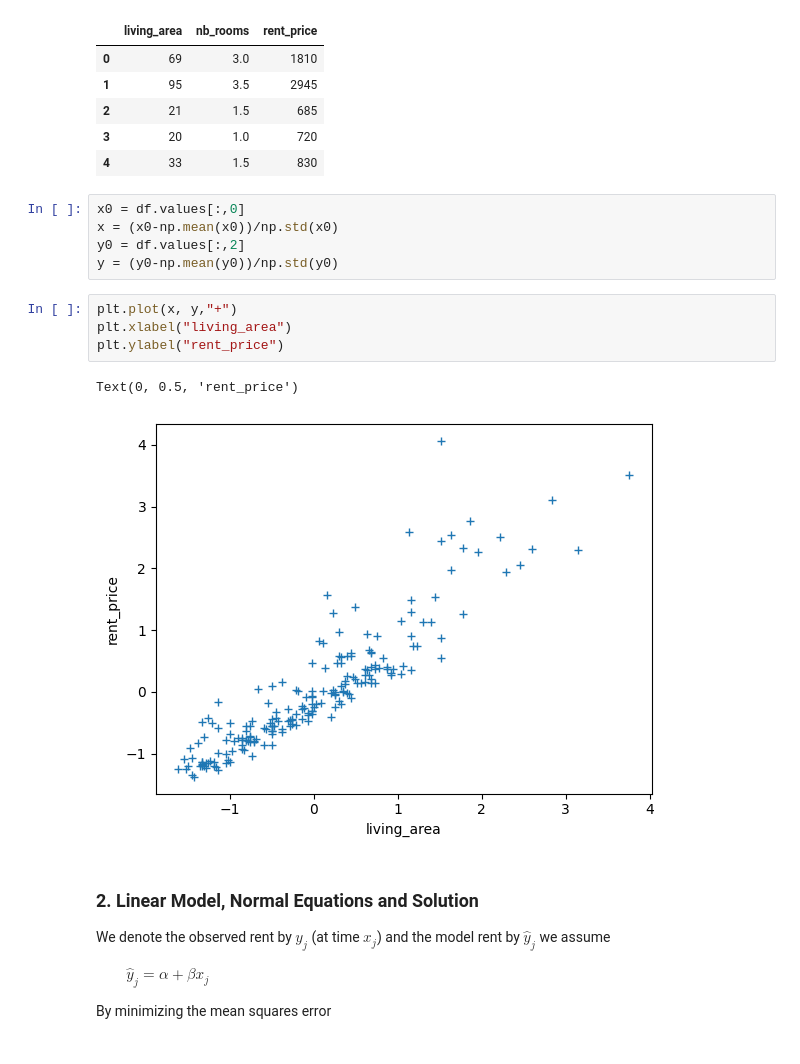
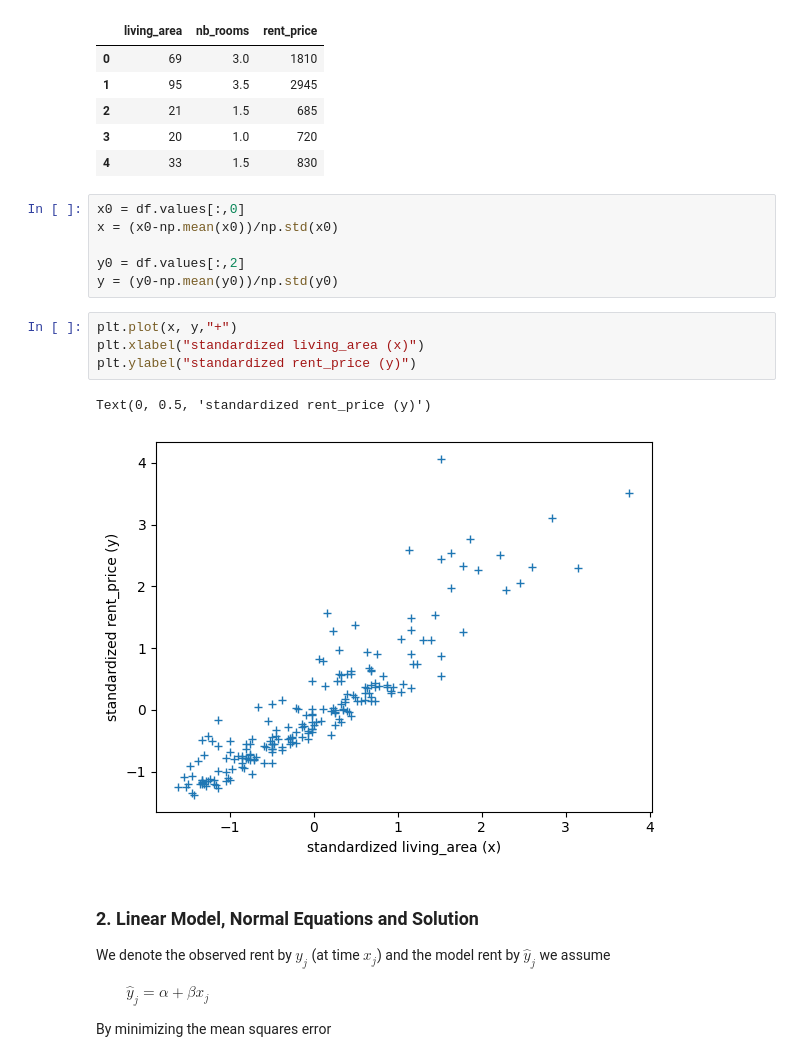
Before and after one commit to ayomeer/DeLearn, a Jupyter notebook: DL-PW-02/jupyter/pw02_lin_regression_GD_stud.ipynb, the cells around one changed output. Drawn from its saved outputs; the diff is of its cells as text.

```diff
--- a/DL-PW-02/jupyter/pw02_lin_regression_GD_stud.ipynb
+++ b/DL-PW-02/jupyter/pw02_lin_regression_GD_stud.ipynb
@@ -29,15 +29,16 @@ df.head()
 # %%
 x0 = df.values[:,0]
 x = (x0-np.mean(x0))/np.std(x0)
+
 y0 = df.values[:,2]
 y = (y0-np.mean(y0))/np.std(y0)
 # %%
 plt.plot(x, y,"+")
-plt.xlabel("living_area")
-plt.ylabel("rent_price")
+plt.xlabel("standardized living_area (x)")
+plt.ylabel("standardized rent_price (y)")
 # %% [output]
-Text(0, 0.5, 'rent_price')
+Text(0, 0.5, 'standardized rent_price (y)')
-[figure, old version]
+[figure, new version]
 # %% [markdown]
 ### 2. Linear Model, Normal Equations and Solution
 
```
Also changed, not shown: parts of 7 cells of this notebook, 1 other file.
